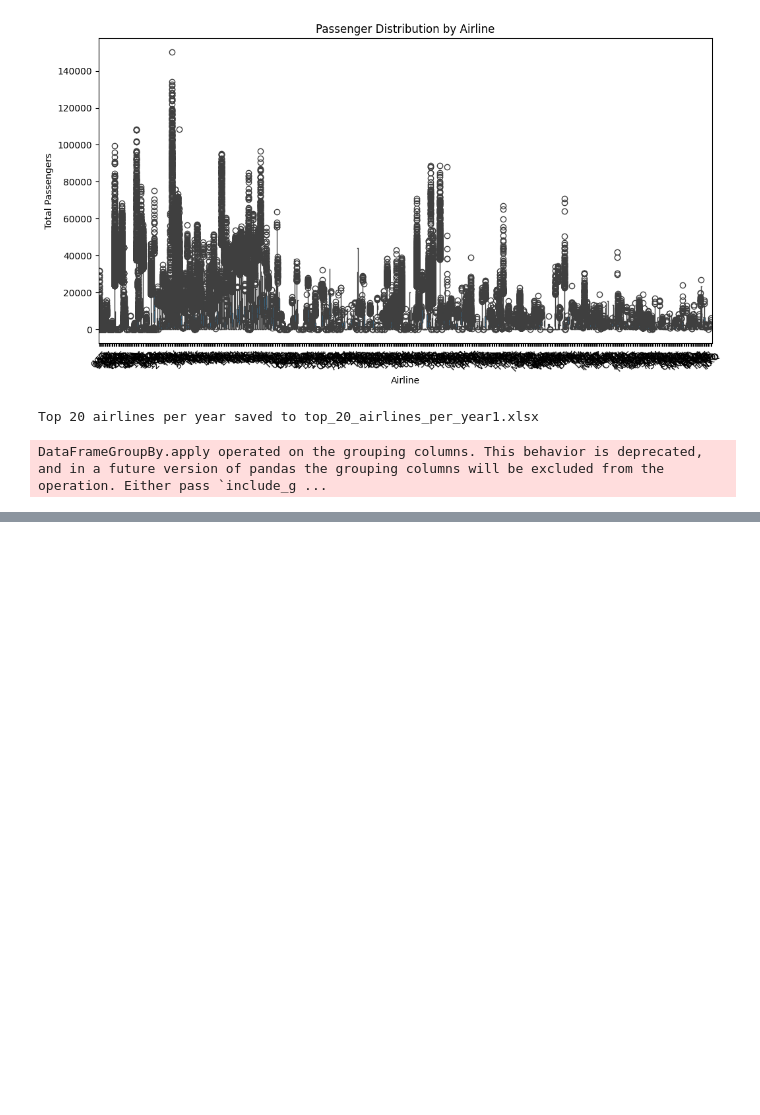
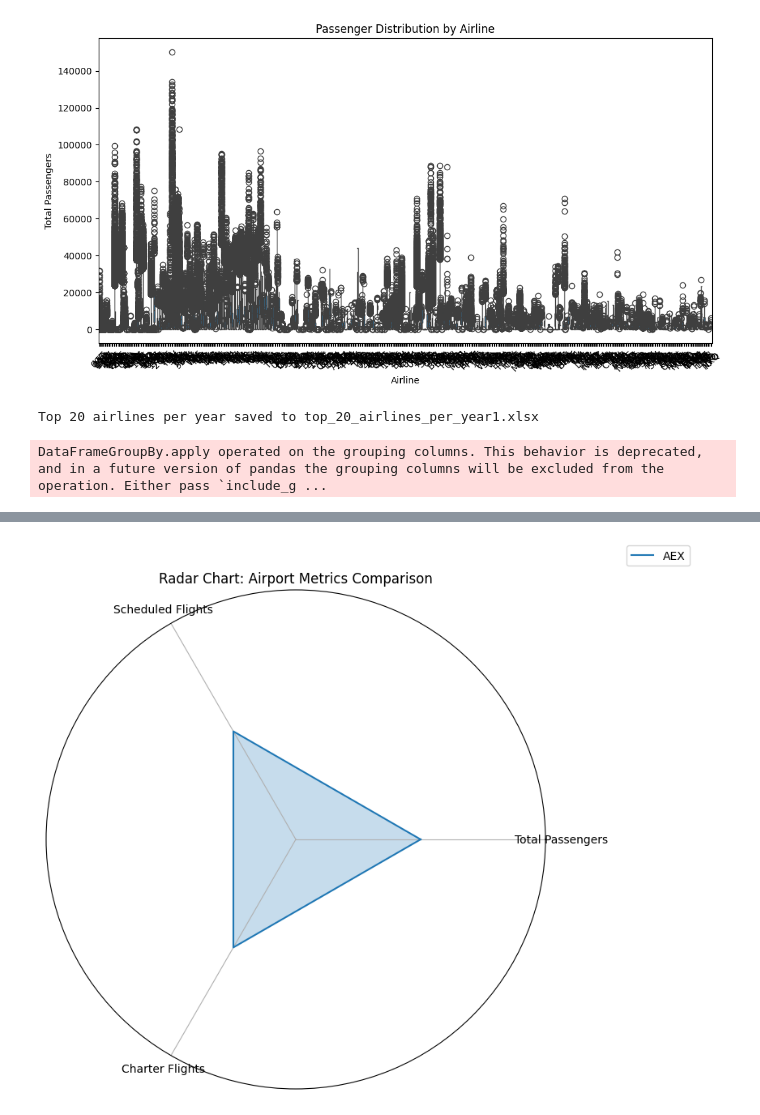
Before and after one commit to soroush62/Real-Time-Traffic-Data-Visualization-with-LightningChart-Python, a Jupyter notebook: Python FIles/test.ipynb, the cells around one changed output, grey strips where cells are left out. Cells and saved outputs as stored; diff of their text form; code cells hidden in the pictures; blank space fills up the shorter version.

```diff
--- a/Python FIles/test.ipynb
+++ b/Python FIles/test.ipynb
@@ -169,0 +217,47 @@ DataFrameGroupBy.apply operated on the grouping columns. This behavior is deprec
+# %%
+import matplotlib.pyplot as plt
+import pandas as pd
+import numpy as np
+
+# # Load the dataset
+# file_path = 'Dataset/merged_international_report.xlsx'  # Update this path as per your file location
+# data = pd.read_excel(file_path)
+
+# Filter and group data by 'usg_apt' (Airport)
+selected_airports = ['AEX', 'BOG', 'GUA', 'GYE']  # Replace or extend with your desired airports
+airport_data = data[data['usg_apt'].isin(selected_airports)]
+airport_summary = airport_data.groupby('usg_apt').agg({
+    'Total_Passengers': 'sum',
+    'Scheduled_Flights': 'sum',
+    'Charter_Flights': 'sum'
+}).reset_index()
+
+# Prepare data for radar chart
+categories = ['Total Passengers', 'Scheduled Flights', 'Charter Flights']
+N = len(categories)
+
+# Normalize the data
+normalized_data = airport_summary.iloc[:, 1:].values / airport_summary.iloc[:, 1:].values.max(axis=0)
+
+# Create radar chart
+fig, ax = plt.subplots(figsize=(8, 8), subplot_kw=dict(polar=True))
+
+# Add each airport's data to the radar chart
+for i, row in enumerate(normalized_data):
+    angles = np.linspace(0, 2 * np.pi, N, endpoint=False).tolist()
+    values = np.concatenate((row, [row[0]]))  # Close the polygon
+    angles += angles[:1]  # Close the polygon
+
+    ax.plot(angles, values, label=airport_summary['usg_apt'][i])
+    ax.fill(angles, values, alpha=0.25)
+
+# Add labels and legend
+ax.set_yticks([])
+ax.set_xticks(np.linspace(0, 2 * np.pi, N, endpoint=False))
+ax.set_xticklabels(categories)
+ax.legend(loc='upper right', bbox_to_anchor=(1.3, 1.1))
+
+plt.title('Radar Chart: Airport Metrics Comparison')
+plt.show()
+# %% [output]
+[figure, added]
```
Also changed, not shown: parts of 8 cells of this notebook, 10 other files.
